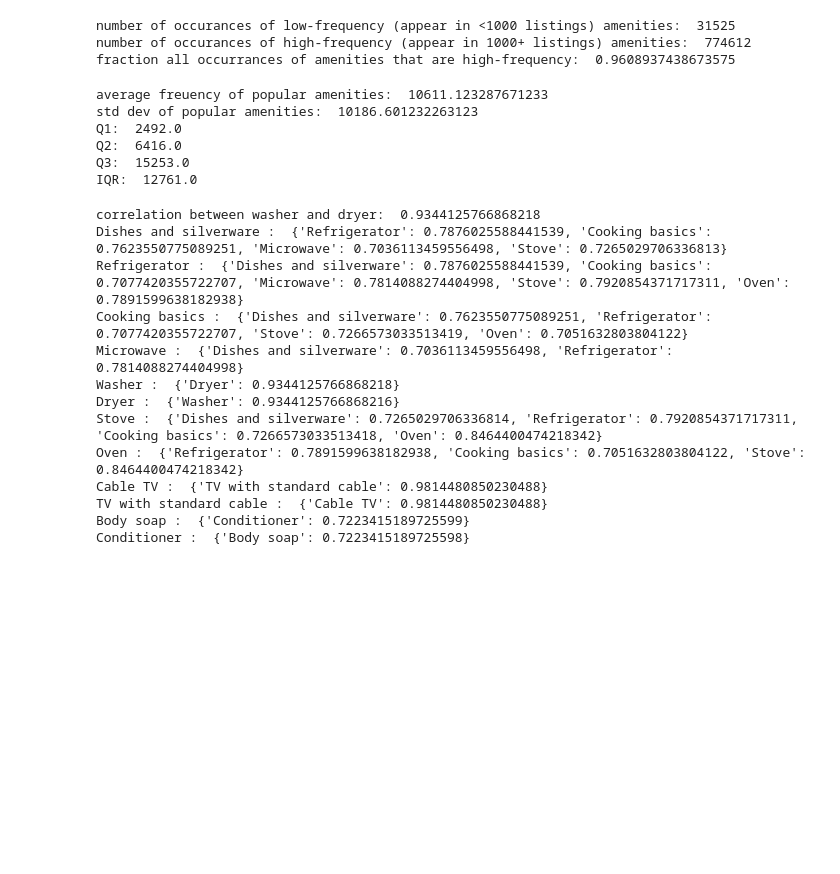
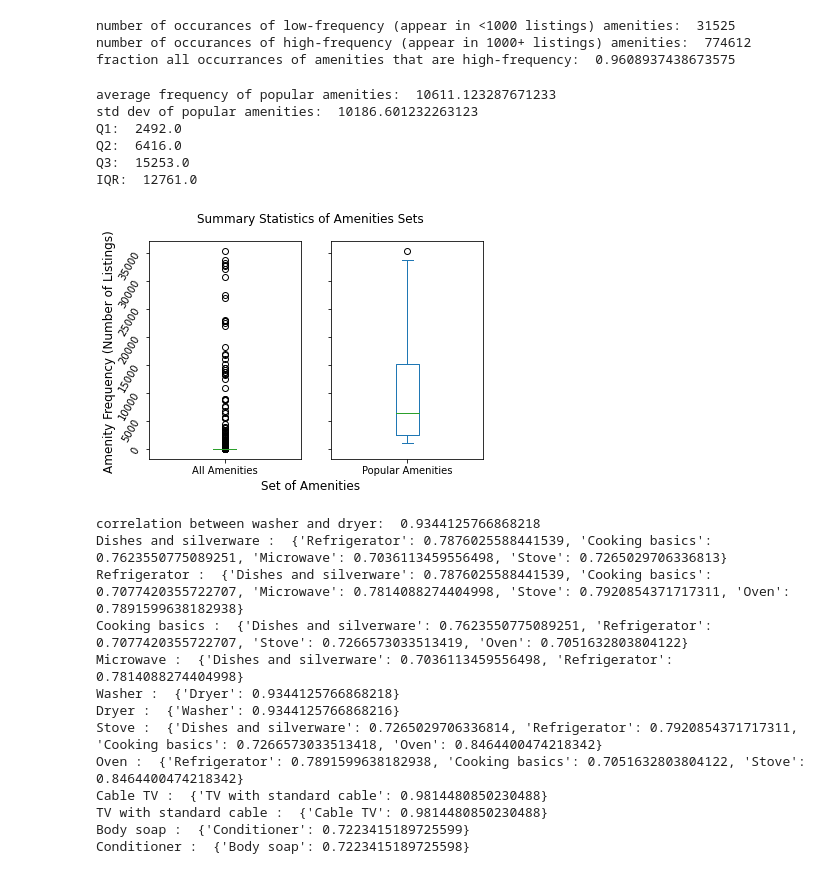
Before and after one commit to alecardozo10/cs396_project, a Jupyter notebook: prop.ipynb, the cells around one changed output. Drawn from its saved outputs; the diff is of its cells as text; code cells hidden in the pictures; blank space fills up the shorter version.

```diff
--- a/prop.ipynb
+++ b/prop.ipynb
@@ -221,35 +232,47 @@ fraction all occurrances of amenities that are high-frequency:  0.96089374386735
 # make a list of just the popular (appear in 1000+ listings) amenities
 pop_amens = []
 pop_counts = {}
 for amen in sorted_counts:
     if sorted_counts[amen] >= 1000:
         pop_amens.append(amen)
         pop_counts[amen] = sorted_counts[amen]
 pop_amens
 
 # summary statistics of these amenities
 pop = pd.Series(pop_counts.values())
 #print(pop.mean())
 #print(pop.std())
 #print(pop.quantile([.25, .5, .75]))
 #print(pop.quantile(.75) - pop.quantile(.25))
 
-print('average freuency of popular amenities: ', pop.mean())
+print('average frequency of popular amenities: ', pop.mean())
 print('std dev of popular amenities: ', pop.std())
 quants = [.25, .5, .75]
 quant_calc = pop.quantile([.25, .5, .75])
 for i in range(len(quants)):
     print('Q{}: '.format(i+1), quant_calc.iloc[i])
 print('IQR: ', pop.quantile(.75) - pop.quantile(.25))
 
+
+fig, axes = plt.subplots(ncols=2, sharey=True)
+fig.suptitle('Summary Statistics of Amenities Sets')
+fig.supxlabel('Set of Amenities')
+fig.supylabel('Amenity Frequency (Number of Listings)')
+plt.setp(axes[0].get_yticklabels(), rotation=60, horizontalalignment='right')
+
+ser.plot.box(ax=axes[0], subplots=True, label='All Amenities')
+pop.plot.box(ax=axes[1], subplots=True, label='Popular Amenities')
+
+plt.show()
 # these are more informative statistics
 # %% [output]
-average freuency of popular amenities:  10611.123287671233
+average frequency of popular amenities:  10611.123287671233
 std dev of popular amenities:  10186.601232263123
 Q1:  2492.0
 Q2:  6416.0
 Q3:  15253.0
 IQR:  12761.0
+[figure, added]
 # %%
 # make a matrix (df) where rows are listings and columns are amenities
 # each cell will be 1 if the listing has a given amenity or 0 if not
```
Also changed, not shown: parts of 3 cells of this notebook.
